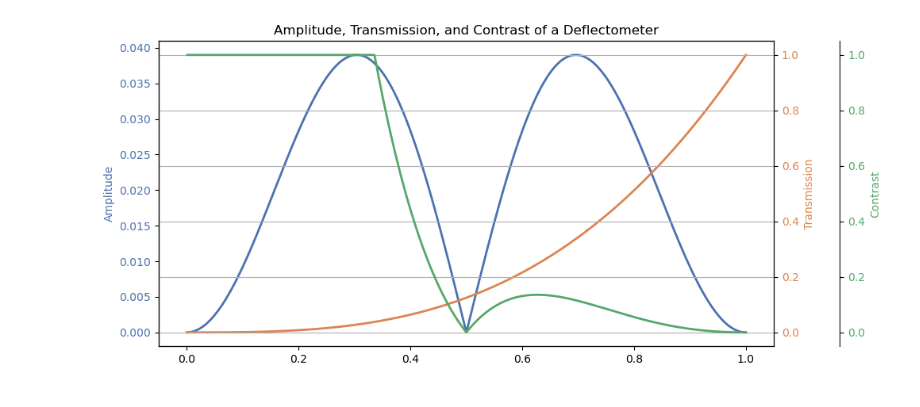
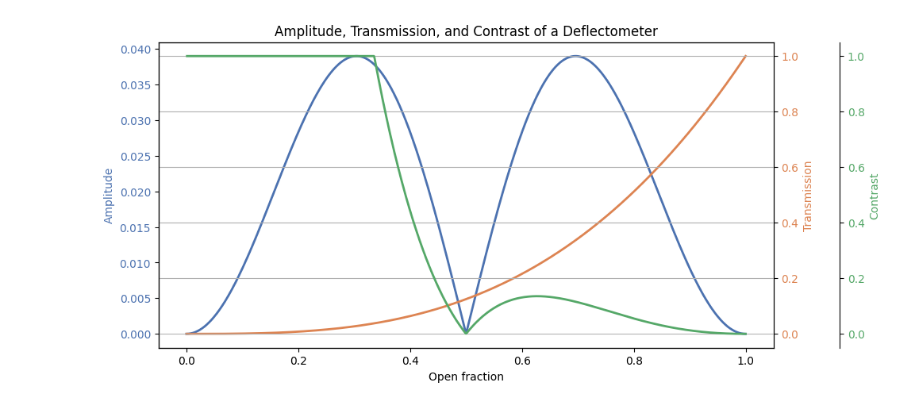
Before and after one commit to rw588/ETH-thesis-plots, a Jupyter notebook: Chapter_theory/deflectometery.ipynb, the cells around one changed output. Cells and saved outputs as stored; diff of their text form; code cells hidden in the pictures.

```diff
--- a/Chapter_theory/deflectometery.ipynb
+++ b/Chapter_theory/deflectometery.ipynb
@@ -31,26 +31,27 @@ plt.show()
 # %%
 fig, ax1 = plt.subplots(figsize=(10, 5))
 
 # Amplitude (left axis)
 ax1.plot(x, amplitude(x), color=amp_color, linewidth=2)
 ax1.set_ylabel("Amplitude", color=amp_color)
 ax1.tick_params(axis='y', labelcolor=amp_color)
 
 # Transmission (first right axis)
 ax2 = ax1.twinx()
 ax2.plot(x, transmission(x), color=trans_color, linewidth=2)
 ax2.set_ylabel("Transmission", color=trans_color)
 ax2.tick_params(axis='y', labelcolor=trans_color)
 
 # Contrast (second right axis)
 ax3 = ax1.twinx()
 ax3.spines['right'].set_position(('outward', 60))
 ax3.plot(x, contrast(x), color=cont_color, linewidth=2)
 ax3.set_ylabel("Contrast", color=cont_color)
 ax3.tick_params(axis='y', labelcolor=cont_color)
 
+ax1.set_xlabel("Open fraction")
 plt.title("Amplitude, Transmission, and Contrast of a Deflectometer")
 plt.grid()
 plt.show()
 # %% [output]
-[figure, old version]
+[figure, new version]
```
Also changed, not shown: parts of 1 cell of this notebook, 9 other files.
